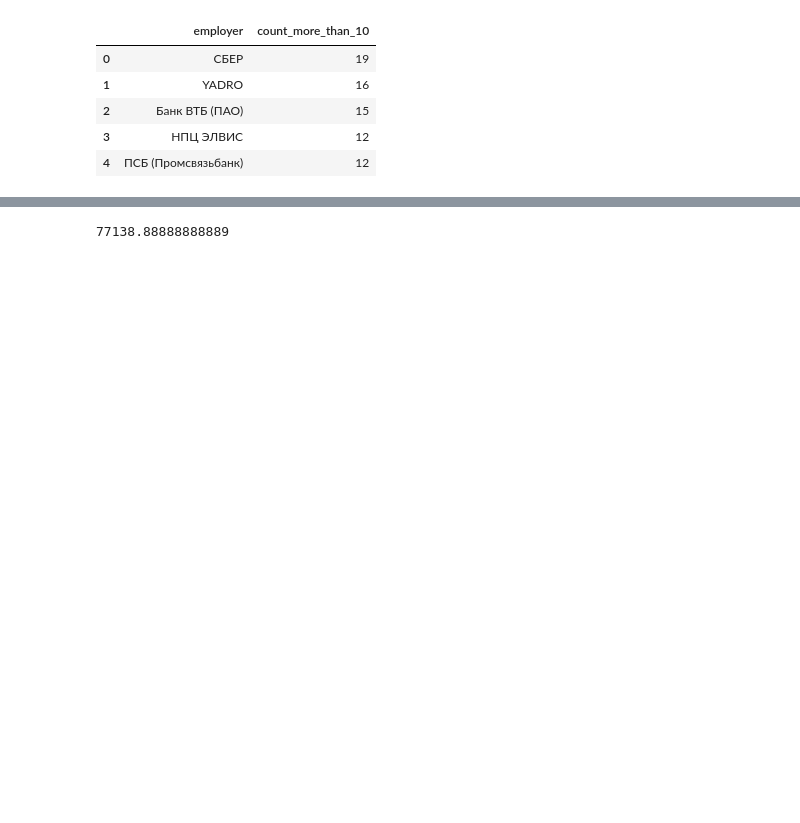
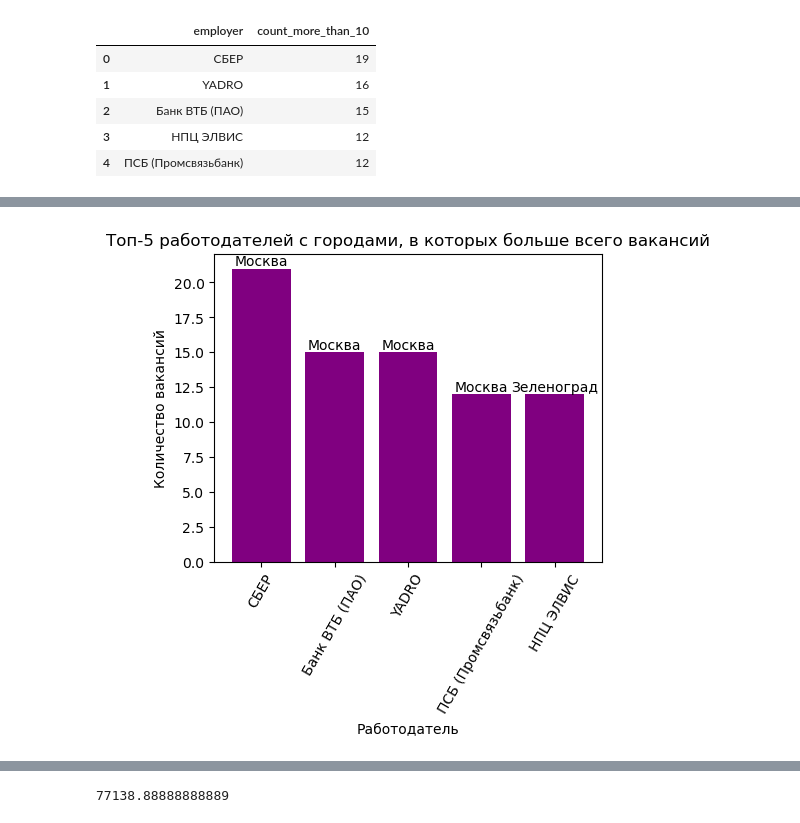
Before and after one commit to taidora1234/------, a Jupyter notebook: Untitled-1.ipynb, the cells around one changed output, grey strips where cells are left out. Saved outputs shown, nothing was run; the diff lists cells and outputs as text; code cells hidden in the pictures; blank space fills up the shorter version.

```diff
--- a/Untitled-1.ipynb
+++ b/Untitled-1.ipynb
@@ -210,0 +220,29 @@ plt.show()
+# %%
+#города, в которых больше вакансий у топ-5 работодателей
+import matplotlib.pyplot as plt
+
+# Группируем данные по работодателям и городам, считая количество вакансий
+top_employers_by_area = df.groupby(['employer', 'area']).size().reset_index(name='vacancies_count')
+
+# Сортируем по количеству вакансий в убывающем порядке
+top_employers_by_area = top_employers_by_area.sort_values('vacancies_count', ascending=False)
+
+# Отбираем топ-5 работодателей
+top_employers = top_employers_by_area.groupby('employer').head(1).nlargest(5, 'vacancies_count')
+
+# Создаем график
+plt.figure(figsize=(5, 4))
+plt.bar(top_employers['employer'], top_employers['vacancies_count'], color='purple')
+
+for index, row in top_employers.iterrows():
+    plt.text(row['employer'], row['vacancies_count'], row['area'], ha='center', va='bottom')
+
+plt.xlabel('Работодатель')
+plt.ylabel('Количество вакансий')
+plt.title('Топ-5 работодателей с городами, в которых больше всего вакансий')
+plt.xticks(rotation=60)
+
+# Отображаем график
+plt.show()
+# %% [output]
+[figure, added]
```
Also changed, not shown: parts of 24 cells of this notebook.
